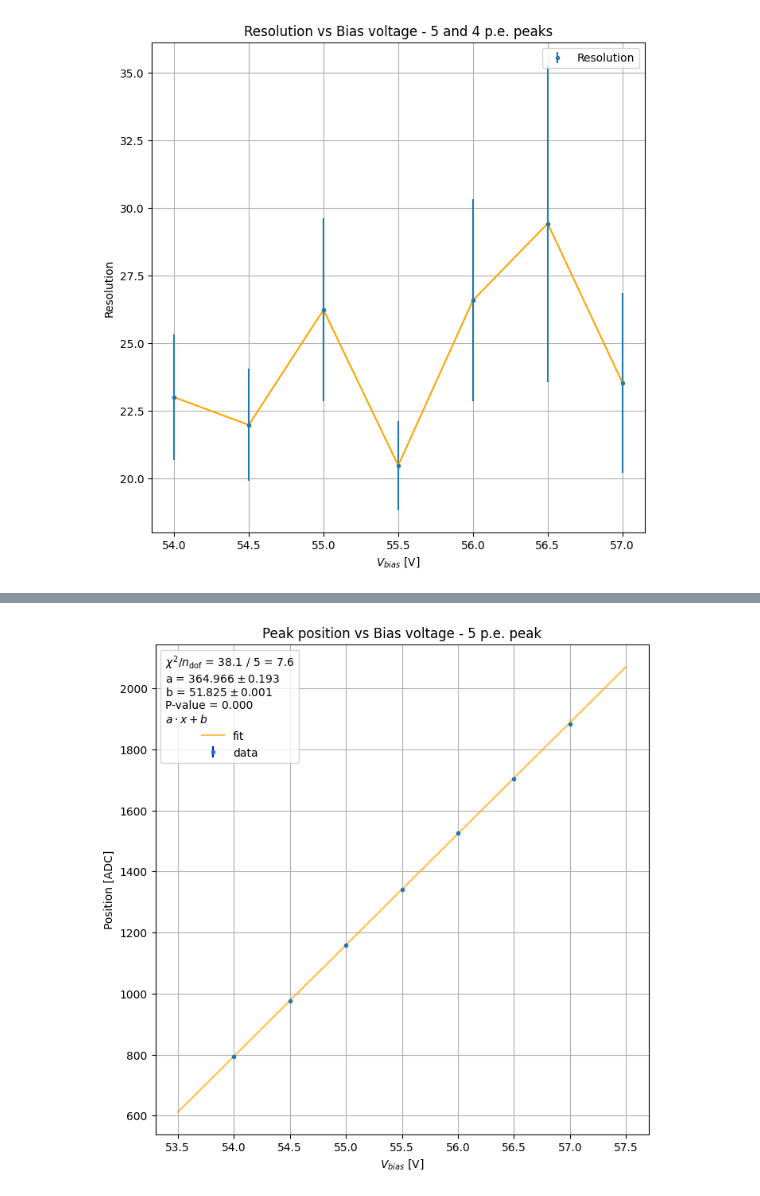
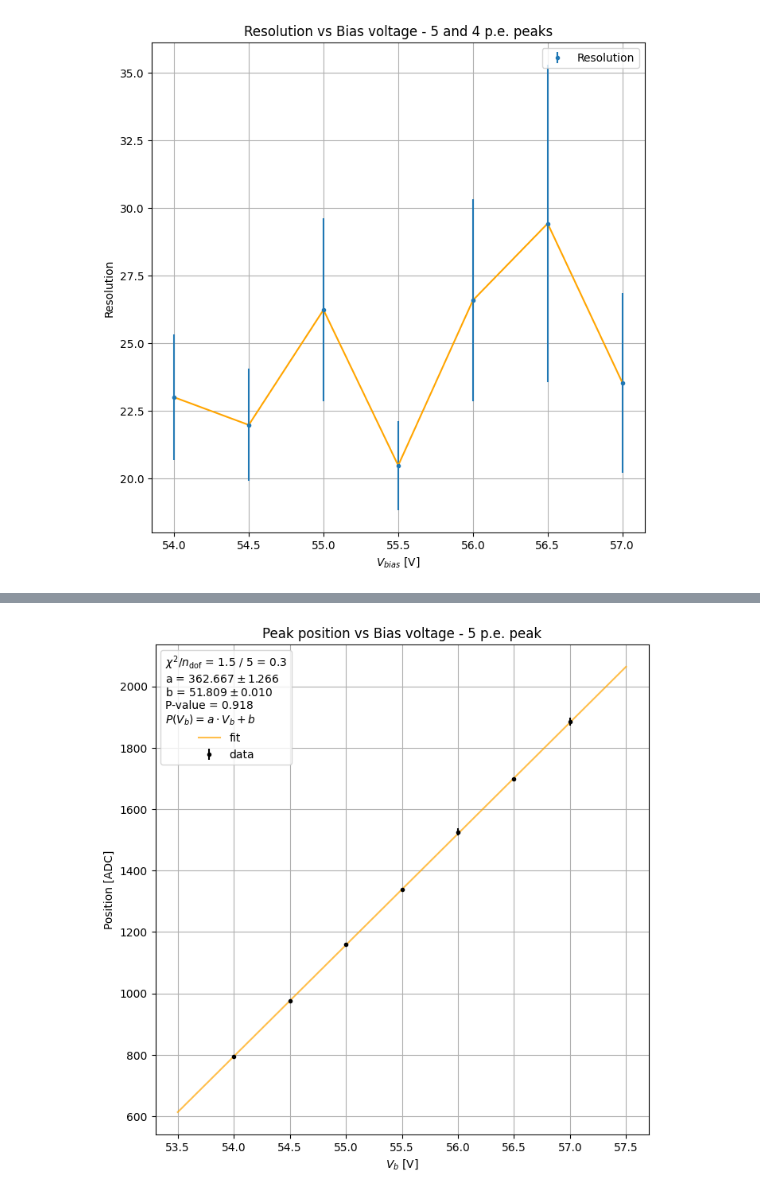
Before and after one commit to civigio/SiPM-opendata, a Jupyter notebook: 1.Caratterizzazione/Gain&ADC/grafici.ipynb, the cells around one changed output, grey strips where cells are left out. Saved outputs shown, nothing was run; the diff lists cells and outputs as text; code cells hidden in the pictures.

```diff
--- a/1.Caratterizzazione/Gain&ADC/grafici.ipynb
+++ b/1.Caratterizzazione/Gain&ADC/grafici.ipynb
@@ -139,8 +139,9 @@ plt.show()
 # %% [output]
 [figure]
 # %%
-mu3 = np.array([793.7227952537862, 976.6226912758384, 1159.3090912800476, 1341.5747377178222, 1526.2677901933505, 1703.7280686427903, 1884.0194576102906])
-mu3_err = np.array([0.18171583788218748, 0.27335089321515144, 0.36639630248263766, 0.5022338211453221, 0.6715047925943485, 0.901661044149758, 1.3090770852309412])
+mu3 = np.array([793.77, 976.19, 1158.96, 1339.27, 1525.54, 1698.44, 1884.43])
+#mu3_err = np.array([0.18171583788218748, 0.27335089321515144, 0.36639630248263766, 0.5022338211453221, 0.6715047925943485, 0.901661044149758, 1.3090770852309412])
+mu3_err = np.array([1.56, 1.64, 3.55, 2.55, 11.90, 3.53, 12.80])
 
 ls = LeastSquares(x=vbias, y=mu3, yerror=mu3_err, model=linear_fit)
 m = Minuit(ls, a=1, b=1)
@@ -181,28 +182,28 @@ plt.show()
 # %%
 xaxis=np.linspace(53.5, 57.5, 100000)
 plt.figure(figsize=(8,8))
 plt.plot(xaxis, linear_fit(xaxis, *m.values), label="fit", color='orange', alpha=0.7)
-plt.errorbar(vbias, mu3, yerr=mu3_err, fmt=".", ecolor='Blue', label="data")
+plt.errorbar(vbias, mu3, yerr=mu3_err, fmt="k.", ecolor='black', label="data")
 ndof = len(gain) - 2
 p_value = (1. - chi2.cdf (m.fval, df = ndof))
 chi_reduced = m.fval / ndof
 
 # display legend with some fit info
 fit_info = [
     f"$\\chi^2$/$n_\\mathrm{{dof}}$ = {m.fval:.1f} / {ndof:.0f} = {chi_reduced:.1f}",
 ]
 for p, v, e in zip(m.parameters, m.values, m.errors):
     fit_info.append(f"{p} = ${v:.3f} \\pm {e:.3f}$")
 
 fit_info.append(f"P-value = {p_value:.3f}")
-fit_info.append(f"$a \cdot x+b $")
+fit_info.append(f"$P(V_b)=a \cdot V_b+b $")
 plt.legend(title="\n".join(fit_info), frameon=True)
 
 plt.grid(True)
-plt.xlabel("$V_{bias}$ [V]")
+plt.xlabel("$V_{b}$ [V]")
 plt.ylabel("Position [ADC]")
 plt.title("Peak position vs Bias voltage - 5 p.e. peak")
 
-plt.savefig("fit_position5peak.png", dpi=300)
+plt.savefig("fit_position5peak.png", dpi=600)
 # %% [output]
-[figure, old version]
+[figure, new version]
```
Also changed, not shown: parts of 2 cells of this notebook, 2 other files.
